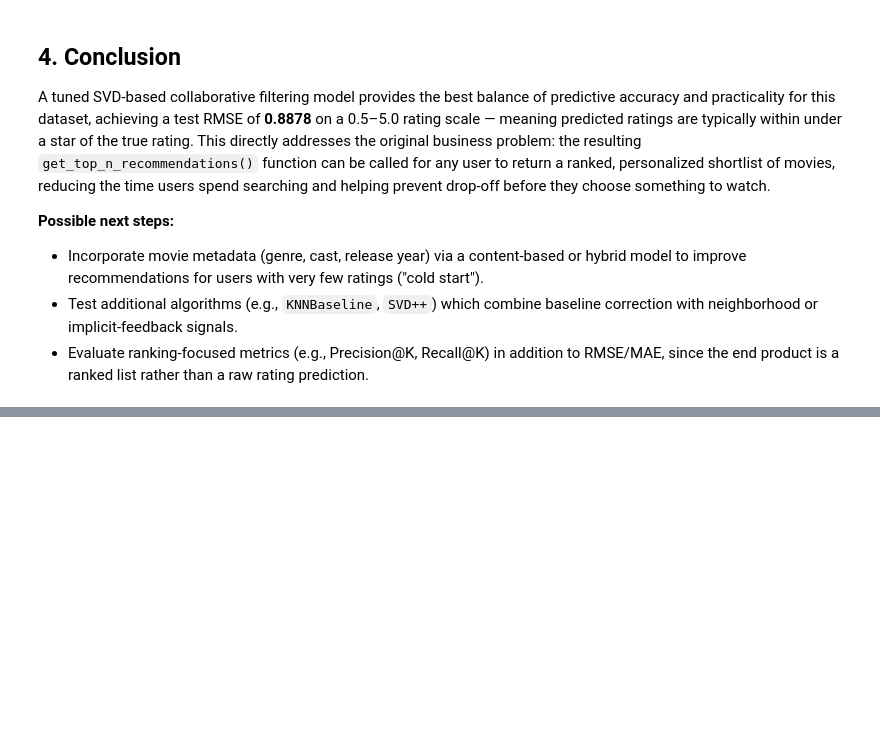
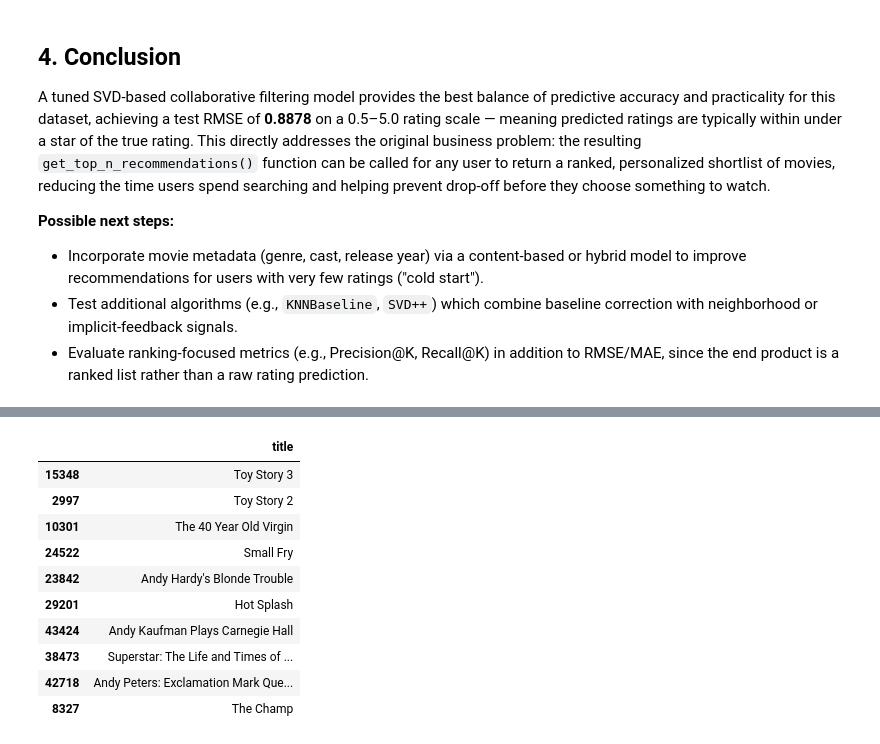
Before and after one commit to mwaikelvin2k-creator/Recommendation_systems_Group, a Jupyter notebook: movie_ratings_collaborative.ipynb, the cells around one changed output, grey strips where cells are left out. Cells and saved outputs as stored; diff of their text form; code cells hidden in the pictures; blank space fills up the shorter version.

```diff
--- a/movie_ratings_collaborative.ipynb
+++ b/movie_ratings_collaborative.ipynb
@@ -382,0 +414,10 @@ A tuned SVD-based collaborative filtering model provides the best balance of pre
+# %%
+tfidf = TfidfVectorizer(stop_words='english')
+
+tfidf_matrix = tfidf.fit_transform(movies['overview'])
+
+#TfidfVectorizer converts text into numerical features.
+#stop_words='english' removes common words such as "the", "is", and "and" because they provide little useful information.
+#fit_transform() : Converts each overview into a numerical vector based on TF-IDF scores.
+#tfidf_matrix: each row represents a movie,each column represents a unique word,each value represents the importance of that word in the movie's overview
+#Transform textual movie descriptions into numerical representations that can be compared mathematically.
@@ -382,0 +435,40 @@ A tuned SVD-based collaborative filtering model provides the best balance of pre
+# %%
+cosine_sim = cosine_similarity(tfidf_matrix)
+
+#Cosine similarity measures how similar two movies are based on their TF-IDF vectors.
+#Calculate the similarity between every pair of movies based on their content
+# %%
+indices = pd.Series(movies.index, index=movies['title']).drop_duplicates()
+
+#This creates a mapping between movie titles and their row indices in the DataFrame.
+#Allow the recommender to quickly locate a movie using its title.
+# %%
+def content_recommender(title, cosine_sim=cosine_sim):
+
+    idx = indices[title] #Find the movie index
+
+    sim_scores = list(enumerate(cosine_sim[idx])) #Retrieve similarity scores
+
+    sim_scores = sorted(sim_scores, key=lambda x: x[1], reverse=True) #Sort by similarity
+
+    sim_scores = sim_scores[1:11] #Remove the selected movie and keep the top 10
+
+    movie_indices = [i[0] for i in sim_scores] #Retrieve movie indices
+
+    return movies.iloc[movie_indices][['title']] # Return the recommendations
+
+#Generate a list of movies with descriptions most similar to the movie selected by the user.
+# %%
+content_recommender("Toy Story")
+# %% [output]
+|  | title |
+| 15348 | Toy Story 3 |
+| 2997 | Toy Story 2 |
+| 10301 | The 40 Year Old Virgin |
+| 24522 | Small Fry |
+| 23842 | Andy Hardy's Blonde Trouble |
+| 29201 | Hot Splash |
+| 43424 | Andy Kaufman Plays Carnegie Hall |
+| 38473 | Superstar: The Life and Times of ... |
+| 42718 | Andy Peters: Exclamation Mark Que... |
+| 8327 | The Champ |
```
Also changed, not shown: parts of 18 cells of this notebook, 3 other files.
